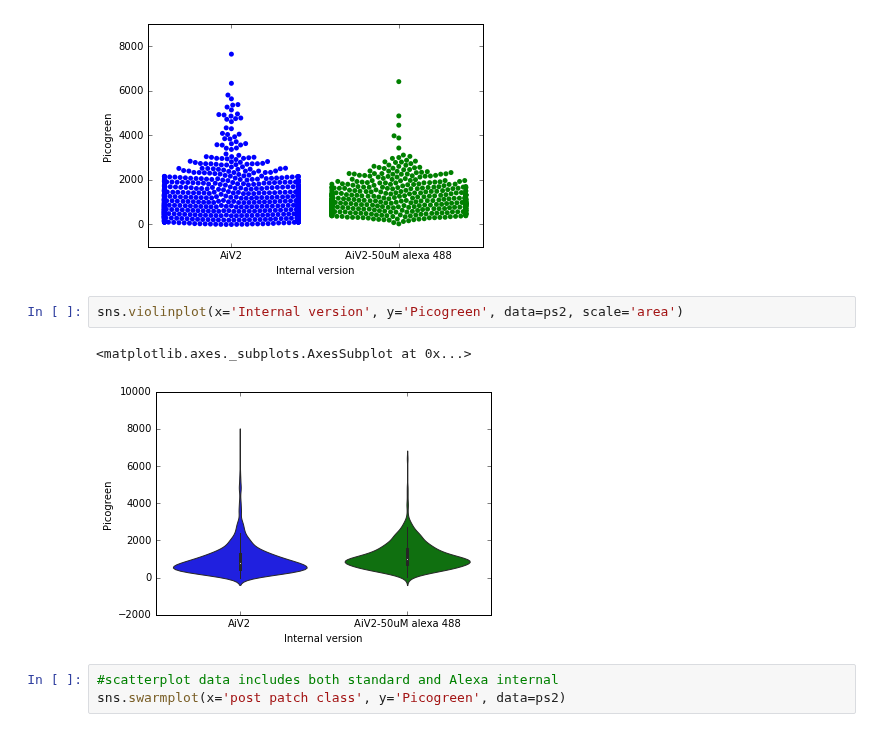
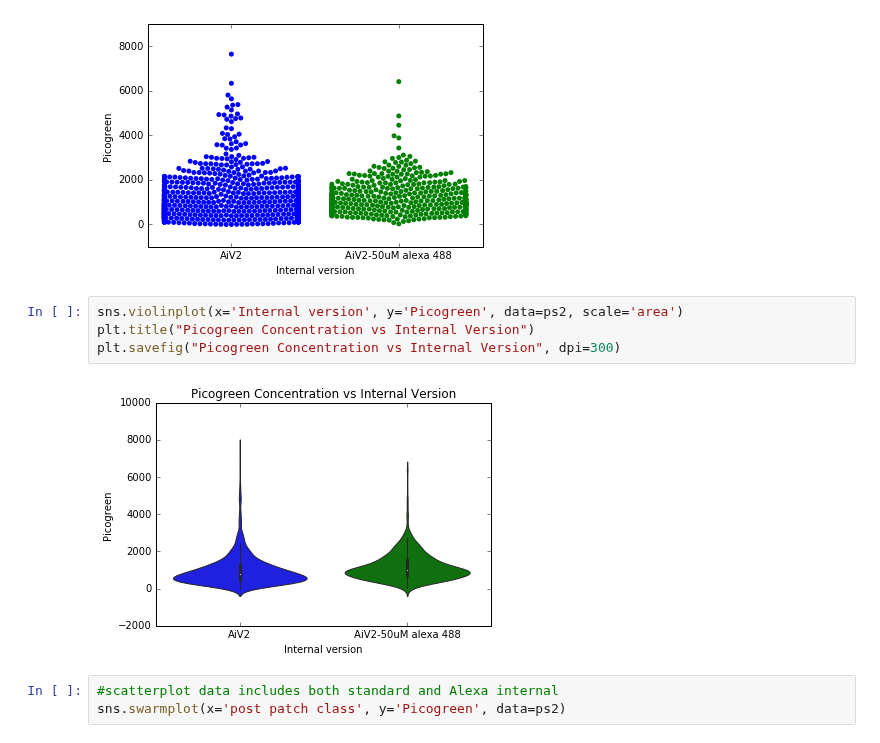
Before and after one commit to ru57y34nn/patchseq_gdoc_analysis, a Jupyter notebook: Effect_of_Alexa_on_Picogreen_Concentrations.ipynb, the cells around one changed output. Drawn from its saved outputs; the diff is of its cells as text.

```diff
--- a/Effect_of_Alexa_on_Picogreen_Concentrations.ipynb
+++ b/Effect_of_Alexa_on_Picogreen_Concentrations.ipynb
@@ -192,9 +192,10 @@ sns.swarmplot(x='Internal version', y='Picogreen', data=ps2)
 [figure]
 # %%
 sns.violinplot(x='Internal version', y='Picogreen', data=ps2, scale='area')
+plt.title("Picogreen Concentration vs Internal Version")
+plt.savefig("Picogreen Concentration vs Internal Version", dpi=300)
 # %% [output]
-<matplotlib.axes._subplots.AxesSubplot at 0x...>
-[figure, old version]
+[figure, new version]
 # %%
 #scatterplot data includes both standard and Alexa internal
 sns.swarmplot(x='post patch class', y='Picogreen', data=ps2)
```
Also changed, not shown: 1 other file.
